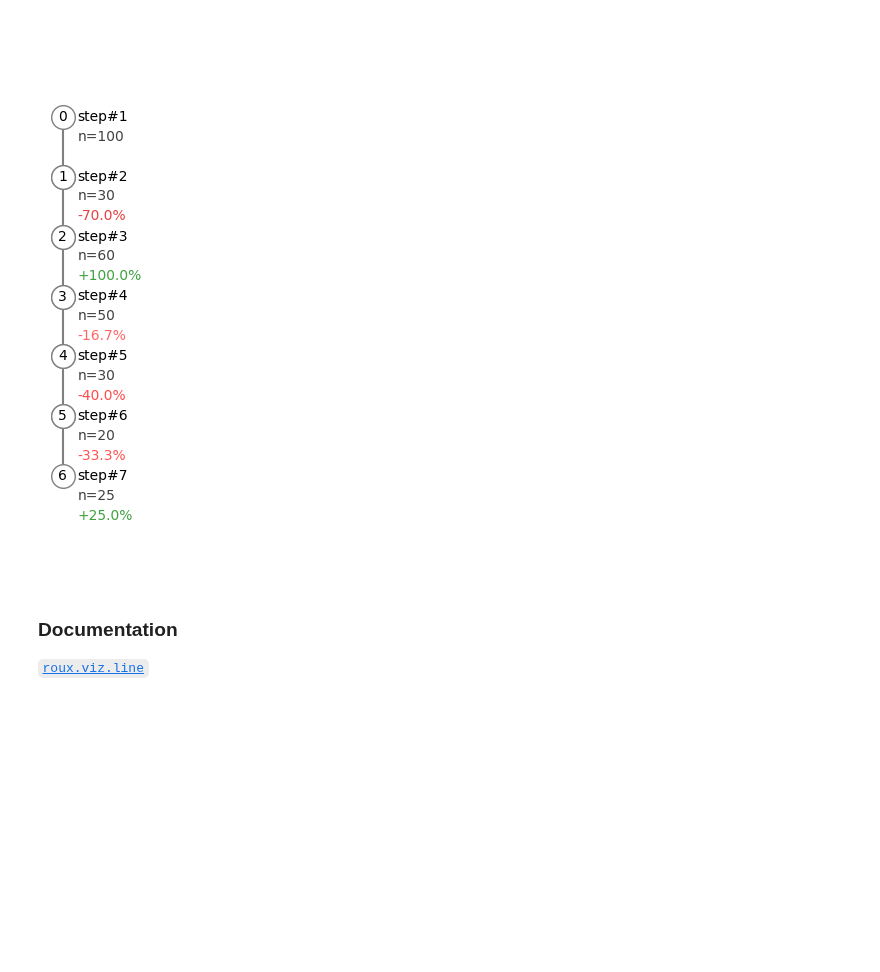
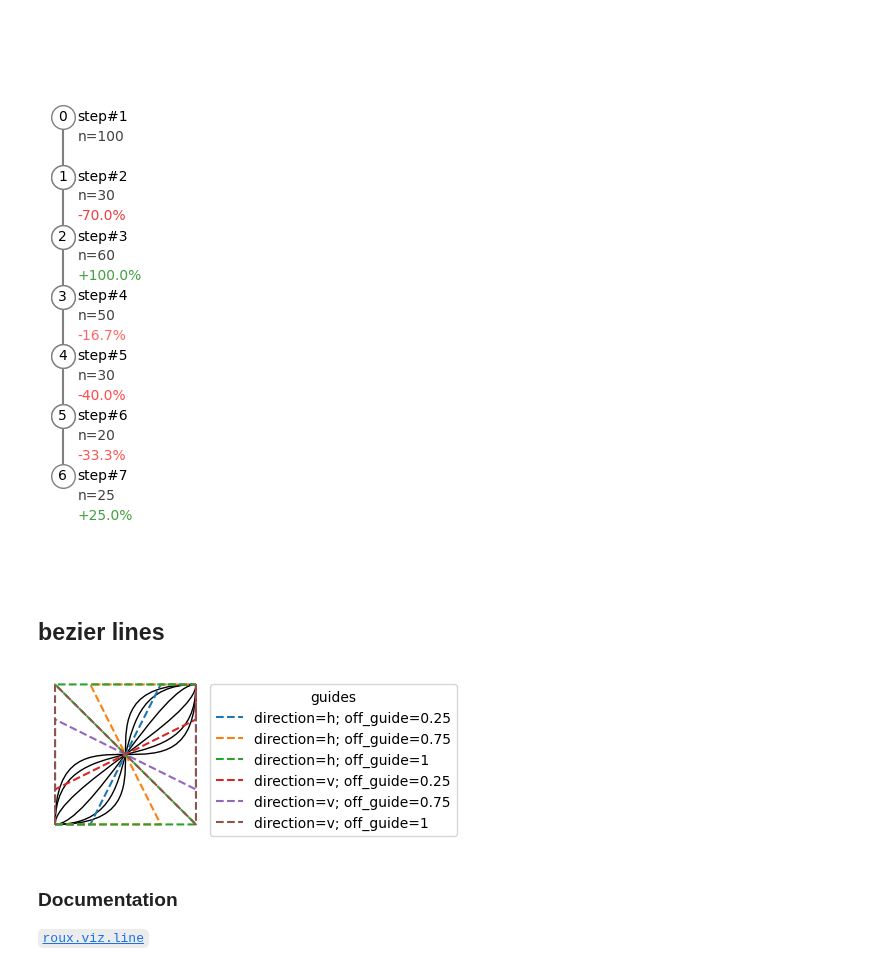
Before and after one commit to rraadd88/roux, a Jupyter notebook: examples/roux_viz_line.ipynb, the cells around one changed output. Saved outputs shown, nothing was run; the diff lists cells and outputs as text; code cells hidden in the pictures; blank space fills up the shorter version.

```diff
--- a/examples/roux_viz_line.ipynb
+++ b/examples/roux_viz_line.ipynb
@@ -36,6 +38,25 @@ ax=plot_steps(
     )
 # %% [output]
 [figure]
+# %% [markdown]
+## bezier lines
+# %%
+from roux.viz.line import plot_bezier
+# %run ../../roux/roux/viz/line.py
+fig,ax=plt.subplots(figsize=[2,2])
+for direction in ['h','v']:
+    for off_guide in [0.25,0.75,1]:
+        plot_bezier(
+            [0,0],
+            [1,1],
+            direction=direction,
+            off_guide=off_guide,
+            test=True,
+        )
+ax.axis('off')
+_=plt.legend(bbox_to_anchor=[1,1],title='guides')
+# %% [output]
+[figure, added]
 # %% [markdown]
 ### Documentation
 [`roux.viz.line`](https://github.com/rraadd88/roux#module-rouxvizline)
```
Also changed, not shown: parts of 2 cells of this notebook, 5 other files.
